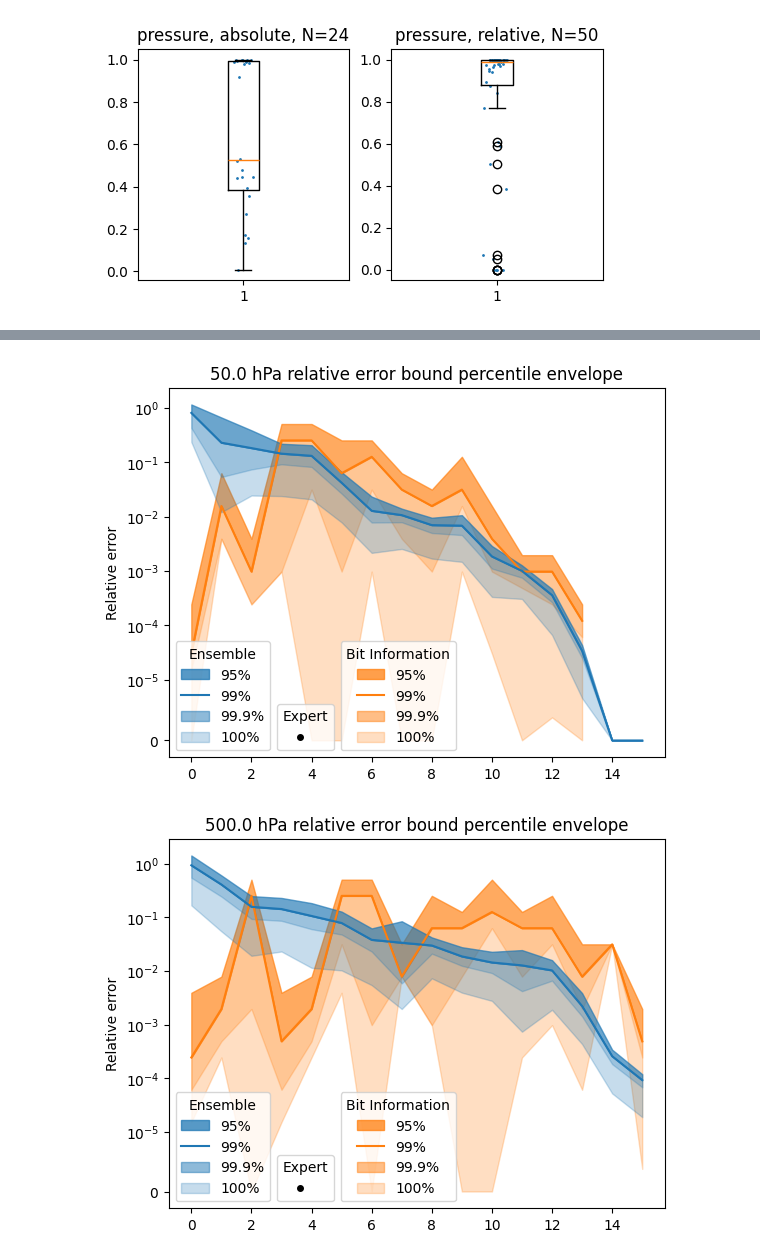
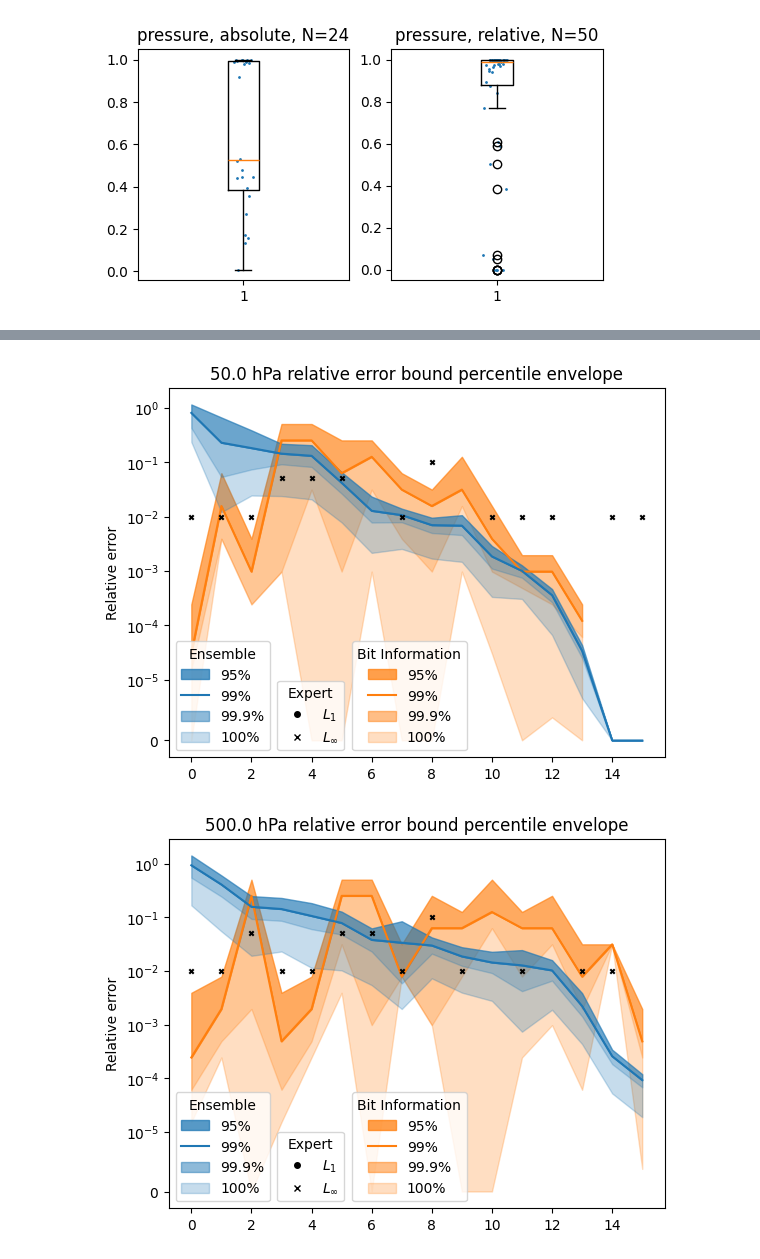
Before and after one commit to juntyr/era5-ensemble-compression-tolerance, a Jupyter notebook: expert-quantile-plots.ipynb, the cells around one changed output, grey strips where cells are left out. Saved outputs shown, nothing was run; the diff lists cells and outputs as text; code cells hidden in the pictures.

Commit message:
Distinguish between expert pointwise and mean error bounds

```diff
--- a/expert-quantile-plots.ipynb
+++ b/expert-quantile-plots.ipynb
@@ -852,11 +946,32 @@ for p in pressure_ensemble.keys():
         pressure_expert_dict[p2][v] = r
     expert_xs = []
     expert_ys = []
+    expert_pointwise = []
     for i, v in enumerate(v_sorted):
-        if v in single_expert_dict:
-            expert_xs.append(i)
-            expert_ys.append(pressure_expert_dict[p][v].relative_value)
-    ax.scatter(expert_xs, expert_ys, s=2, c="black", label="expert", zorder=9)
+        expert_xs.append(i)
+        expert_ys.append(pressure_expert_dict[p][v].relative_value)
+        expert_pointwise.append(
+            pressure_expert_dict[p][v].absolute_kind is ErrorKind.POINTWISE
+        )
+    expert_pointwise = np.array(expert_pointwise)
+    ax.scatter(
+        np.array(expert_xs)[expert_pointwise],
+        np.array(expert_ys)[expert_pointwise],
+        s=10,
+        marker="x",
+        c="black",
+        label="expert",
+        zorder=9,
+    )
+    ax.scatter(
+        np.array(expert_xs)[~expert_pointwise],
+        np.array(expert_ys)[~expert_pointwise],
+        s=4,
+        marker="o",
+        c="black",
+        label="expert",
+        zorder=9,
+    )
 
     ax.fill_between(
         range(len(v_sorted)),
@@ -937,33 +1052,44 @@ for p in pressure_ensemble.keys():
                 [0],
                 [0],
                 markersize=4,
                 marker="o",
                 color="none",
                 markerfacecolor="black",
                 markeredgecolor="black",
+                label="$L_1$",
+            ),
+            mpl.lines.Line2D(
+                [0],
+                [0],
+                markersize=4,
+                marker="x",
+                color="none",
+                markerfacecolor="black",
+                markeredgecolor="black",
+                label=r"$L_{\infty}$",
             ),
         ],
         ncol=1,
         loc="lower left",
         bbox_to_anchor=(0.205, 0, 1, 1),
         title="Expert",
     )
     ax.legend(
         handles=[
             mpl.patches.Patch(color="tab:orange", alpha=0.75, label="95%"),
             mpl.lines.Line2D([0], [0], color="tab:orange", label="99%"),
             mpl.patches.Patch(color="tab:orange", alpha=0.5, label="99.9%"),
             mpl.patches.Patch(color="tab:orange", alpha=0.25, label="100%"),
         ],
         ncol=1,
         loc="lower left",
-        bbox_to_anchor=(0.3325, 0, 1, 1),
+        bbox_to_anchor=(0.355, 0, 1, 1),
         title="Bit Information",
     )
     ax.add_artist(l1)
     ax.add_artist(l2)
 
     plt.show()
 # %% [output]
-[figure, old version]
+[figure, new version]
-[figure, old version]
+[figure, new version]
```
Also changed, not shown: parts of 4 cells of this notebook.
